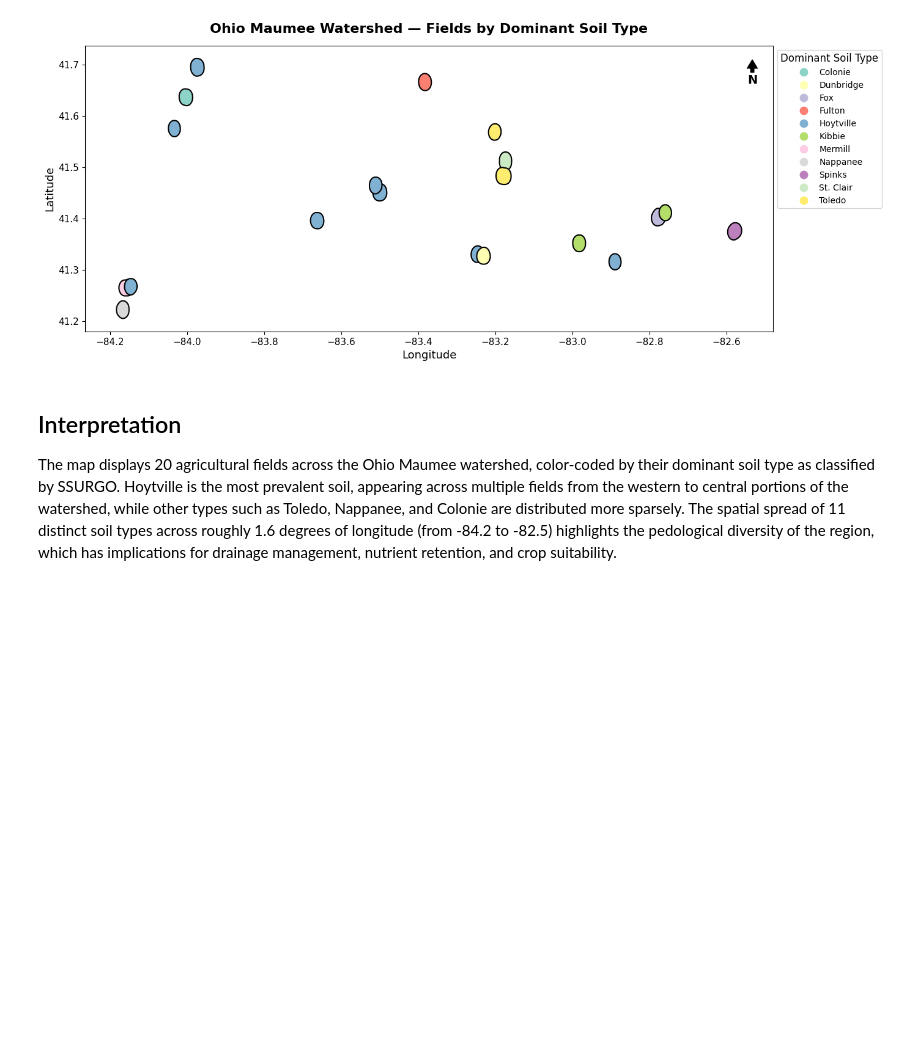
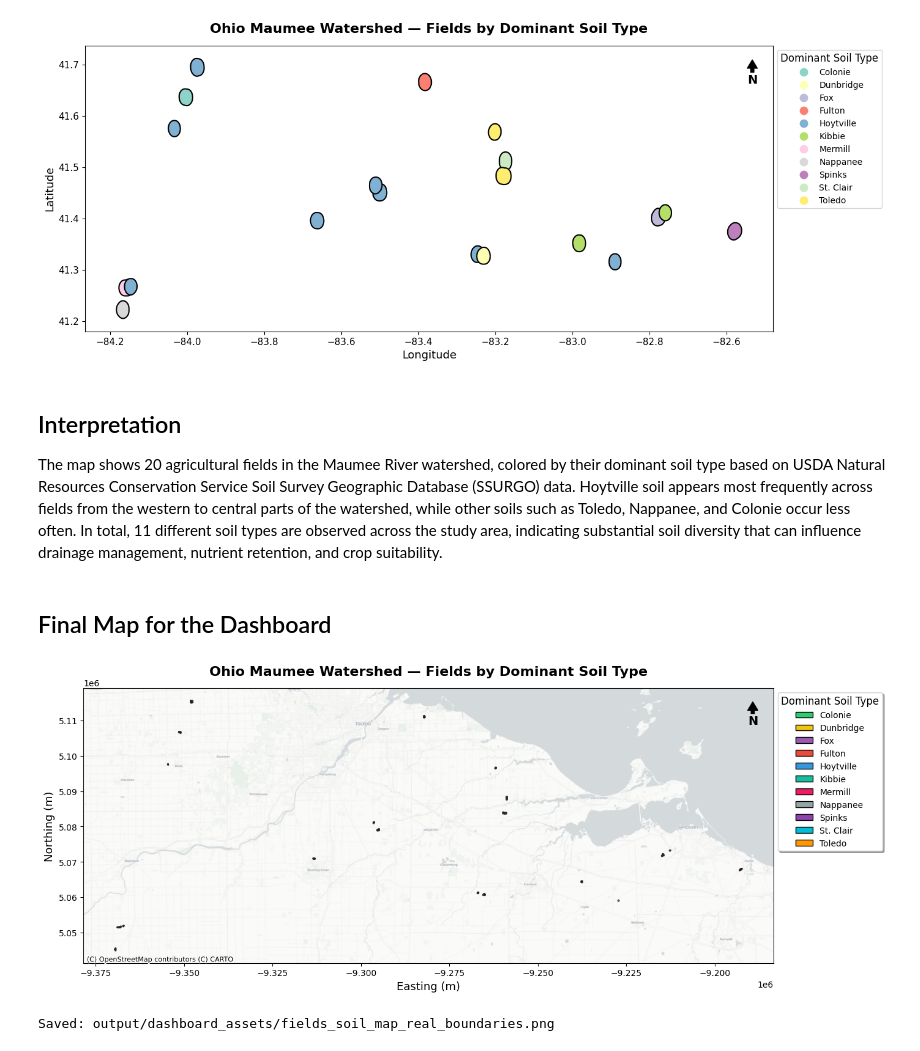
Before and after one commit to sg459/agent-project, a Jupyter notebook: notebooks/04_field_mapping.ipynb, the cells around one changed output. Drawn from its saved outputs; the diff is of its cells as text; code cells hidden in the pictures; blank space fills up the shorter version.

```diff
--- a/notebooks/04_field_mapping.ipynb
+++ b/notebooks/04_field_mapping.ipynb
@@ -201,4 +201,56 @@ plt.show()
 # %% [markdown]
 ## Interpretation
 
-The map displays 20 agricultural fields across the Ohio Maumee watershed, color-coded by their dominant soil type as classified by SSURGO. Hoytville is the most prevalent soil, appearing across multiple fields from the western to central portions of the watershed, while other types such as Toledo, Nappanee, and Colonie are distributed more sparsely. The spatial spread of 11 distinct soil types across roughly 1.6 degrees of longitude (from -84.2 to -82.5) highlights the pedological diversity of the region, which has implications for drainage management, nutrient retention, and crop suitability.
+The map shows 20 agricultural fields in the Maumee River watershed, colored by their dominant soil type based on USDA Natural Resources Conservation Service Soil Survey Geographic Database (SSURGO) data. Hoytville soil appears most frequently across fields from the western to central parts of the watershed, while other soils such as Toledo, Nappanee, and Colonie occur less often. In total, 11 different soil types are observed across the study area, indicating substantial soil diversity that can influence drainage management, nutrient retention, and crop suitability.
+# %% [markdown]
+## Final Map for the Dashboard
+# %%
+import contextily as ctx
+import matplotlib.patches as mpatches
+# --- Reproject to Web Mercator (EPSG:3857) for basemap tiles ---
+fields_soil_3857 = fields_soil.to_crs(epsg=3857)
+# --- Color palette ---
+soil_colors = {
+    'Colonie': '#2ecc71', 'Dunbridge': '#f1c40f', 'Fox': '#9b59b6',
+    'Fulton': '#e74c3c', 'Hoytville': '#3498db', 'Kibbie': '#1abc9c',
+    'Mermill': '#e91e63', 'Nappanee': '#95a5a6', 'Spinks': '#8e44ad',
+    'St. Clair': '#00bcd4', 'Toledo': '#ff9800'
+}
+# Assign color per row
+fields_soil_3857['color'] = fields_soil_3857['dominant_soil'].map(soil_colors)
+# --- Plot ---
+fig, ax = plt.subplots(figsize=(14, 10))
+fields_soil_3857.plot(ax=ax,
+                      color=fields_soil_3857['color'],
+                      edgecolor='black',
+                      linewidth=2,
+                      alpha=0.8,
+                      zorder=2)
+# Add basemap tiles
+ctx.add_basemap(ax, source=ctx.providers.CartoDB.Positron, zoom=11)
+# --- Legend ---
+legend_patches = [mpatches.Patch(facecolor=c, edgecolor='black', label=s)
+                  for s, c in sorted(soil_colors.items())]
+ax.legend(handles=legend_patches, title='Dominant Soil Type',
+          fontsize=10, title_fontsize=12, loc='upper left',
+          bbox_to_anchor=(1, 1), frameon=True, fancybox=True, shadow=True)
+# --- North arrow ---
+x, y, arrow_length = 0.97, 0.95, 0.07
+ax.annotate('N', xy=(x, y), xytext=(x, y - arrow_length),
+            arrowprops=dict(facecolor='black', width=4, headwidth=12, headlength=10),
+            ha='center', va='center',
+            fontsize=14, fontweight='bold',
+            xycoords=ax.transAxes)
+# --- Labels ---
+ax.set_title('Ohio Maumee Watershed — Fields by Dominant Soil Type',
+             fontsize=16, fontweight='bold', pad=15)
+ax.set_xlabel('Easting (m)', fontsize=13)
+ax.set_ylabel('Northing (m)', fontsize=13)
+ax.tick_params(labelsize=10)
+plt.tight_layout()
+fig.savefig('output/dashboard_assets/fields_soil_map_real_boundaries.png', dpi=300, bbox_inches='tight')
+plt.show()
+print("Saved: output/dashboard_assets/fields_soil_map_real_boundaries.png")
+# %% [output]
+[figure, added]
+Saved: output/dashboard_assets/fields_soil_map_real_boundaries.png
```
Also changed, not shown: parts of 1 cell of this notebook, 25 other files.
